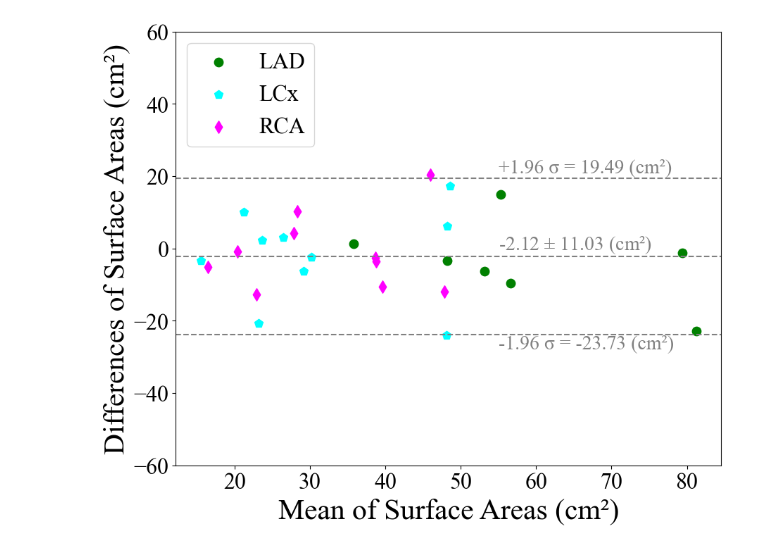
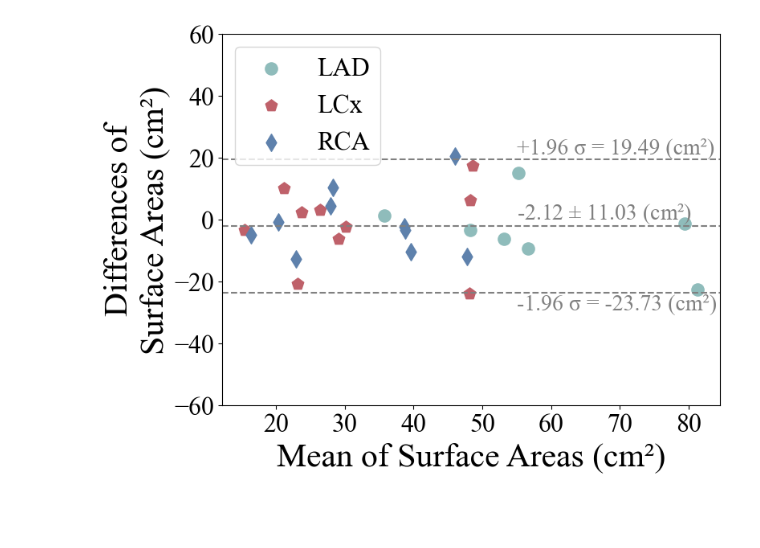
Before and after one commit to aseresti/Tessellation, a Jupyter notebook: Tessellation/Statistical_Analysis/Stats.ipynb, the cells around one changed output. Cells and saved outputs as stored; diff of their text form; code cells hidden in the pictures; blank space fills up the shorter version.

```diff
--- a/Tessellation/Statistical_Analysis/Stats.ipynb
+++ b/Tessellation/Statistical_Analysis/Stats.ipynb
@@ -3,13 +3,17 @@ import matplotlib.pyplot as plt
 import numpy as np
 import seaborn as sns
 from scipy.stats import pearsonr, linregress
+
+color_set1 = ['#88B04B', '#C65D43', '#2C3E50']
+color_set2 = ['#8FBCBB', '#BF616A', '#5E81AC']
+color_set3 = ['#C9A86A', '#3F4E8C', '#557A46']
 # %%
 # Bland-Altman
 
 surface_territory = np.array([47.74, 40.51, 24.97, 17.17, 25.72, 22.51, 80.07, 29.22, 35.74, 56.28, 32.3, 35.11, 39.9, 33.56, 60.12, 31.37, 39.97, 45.08, 61.39, 92.65, 18.97, 53.79, 44.9, 23.14, 49.94, 20.76, 16.2])
 surface_ischemic = np.array([62.77, 36.97, 27.94, 13.74, 30.01, 24.82, 78.75, 16.54, 56.23, 49.94, 25.98, 36.38, 37.37, 12.81, 36.17, 28.97, 57.18, 51.28, 51.87, 69.88, 13.84, 41.84, 34.39, 33.42, 46.5, 20.01, 26.18])
 
-xlabel, ylabel = ("Mean of Surface Areas (cm\u00b2)", "Differences of Surface Areas (cm\u00b2)")
+xlabel, ylabel = ("Mean of Surface Areas (cm\u00b2)", "Differences of\nSurface Areas (cm\u00b2)")
 font1 = {'color':'black','size':30, 'family':'Times New Roman'}
 font2 = {'family':'serif','color':'black','size':15}
 
@@ -36,38 +40,38 @@ md = np.mean(diff) # Mean of difference
 sd = np.std(diff, axis = 0) #standard deviation of difference
 
 plt.rcParams['font.family'] = 'Times New Roman'
 plt.rcParams['mathtext.fontset'] = 'custom'
 plt.rcParams['mathtext.rm'] = 'Times New Roman'
 
-plt.figure(figsize=(10,8))
+plt.figure(figsize=(8, 6))
 
 
 #plt.scatter(mean, diff)
-plt.scatter(mean_LAD, diff_LAD, color = 'green', label = "LAD", s=80)
-plt.scatter(mean_LCx, diff_LCx, color = 'cyan', label = "LCx", marker = "p", s=80)
-plt.scatter(mean_RCA, diff_RCA, color = 'magenta', label = "RCA", marker = 'd', s=80)
+plt.scatter(mean_LAD, diff_LAD, color = color_set2[0], label = "LAD", s=120)
+plt.scatter(mean_LCx, diff_LCx, color = color_set2[1], label = "LCx", marker = "p", s=120)
+plt.scatter(mean_RCA, diff_RCA, color = color_set2[2], label = "RCA", marker = 'd', s=120)
 
 loa_upper = md + 1.96*sd
 loa_lower = md - 1.96*sd
 
 plt.text(55, loa_upper + 0.2, f'+1.96 σ = {loa_upper:.2f} (cm\u00b2)', color='gray', va='bottom', fontsize = 20)
 plt.text(55, loa_lower - 0.2, f'-1.96 σ = {loa_lower:.2f} (cm\u00b2)', color='gray', va='top',  fontsize = 20)
 plt.text(55, md + 0.2, f'{md:.2f} $\pm$ {sd:.2f} (cm\u00b2)', color='gray', va='bottom',  fontsize = 20)
 
 
 plt.axhline(md, color='gray', linestyle='--')
 plt.axhline(loa_upper, color='gray', linestyle='--')
 plt.axhline(loa_lower, color='gray', linestyle='--')
 plt.xlabel(xlabel, fontdict=font1)
 plt.ylabel(ylabel, fontdict=font1)
 plt.xticks(fontsize = 23)
 plt.yticks(fontsize = 23)
 plt.ylim(-60, 60)
 plt.legend(loc='upper left', fontsize = 23)
 #plt.title("Bland Altman")
 plt.show()
 # %% [output]
-[figure, old version]
+[figure, new version]
 # %%
 #Scatter Plot
 
```
Also changed, not shown: parts of 1 cell of this notebook.
